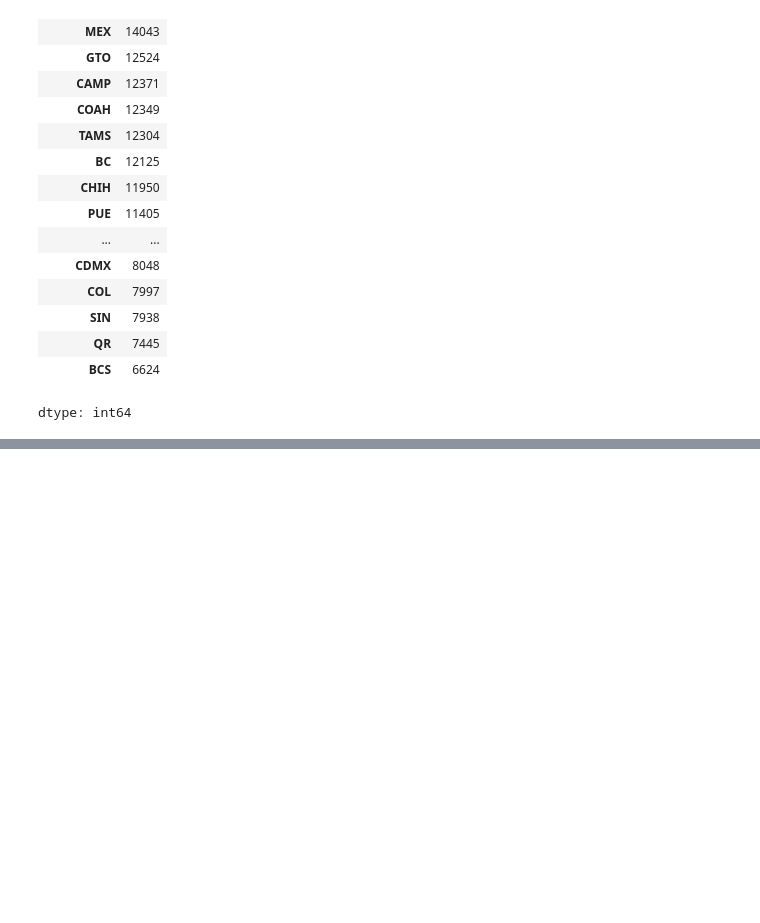
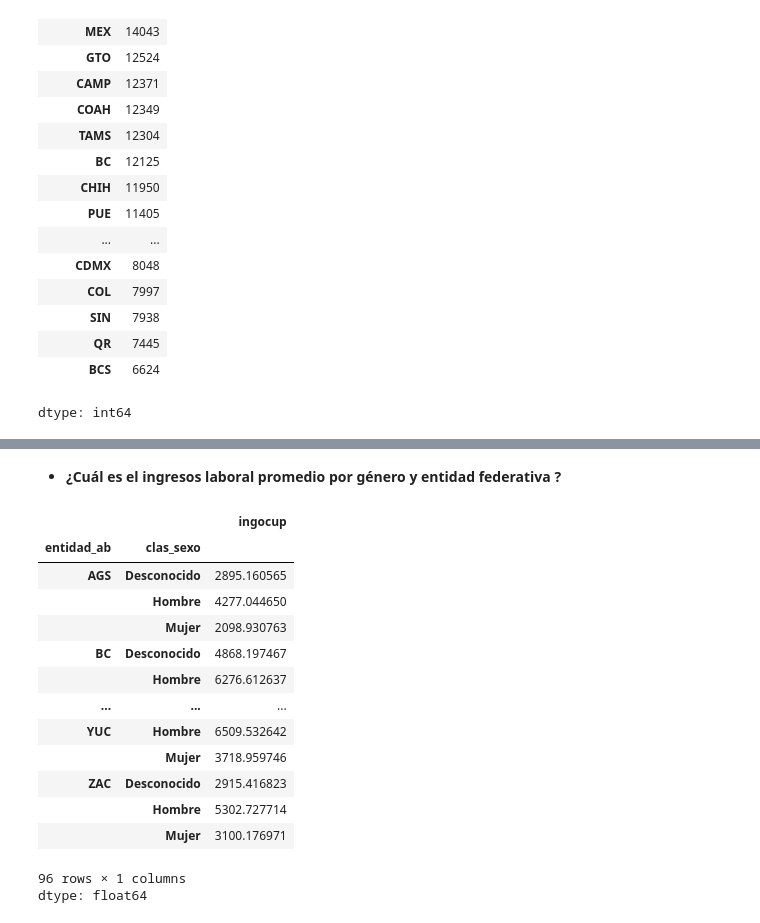
Before and after one commit to DiegoSReco/intro_python_para_economistas, a Jupyter notebook: script_python_5_Analisis_Datos_Pandas_2.ipynb, the cells around one changed output, grey strips where cells are left out. Cells and saved outputs as stored; diff of their text form; code cells hidden in the pictures; blank space fills up the shorter version.

```diff
--- a/script_python_5_Analisis_Datos_Pandas_2.ipynb
+++ b/script_python_5_Analisis_Datos_Pandas_2.ipynb
@@ -1676,0 +1758,20 @@ dtype: int64
+# %% [markdown]
+- **¿Cuál es el ingresos laboral promedio por género y entidad federativa ?**
+# %%
+df_enoe_2024t3_f.groupby(["entidad_ab", "clas_sexo"])["ingocup"].mean()
+# %% [output]
+|  |  | ingocup |
+| entidad_ab | clas_sexo |  |
+| AGS | Desconocido | 2895.160565 |
+|  | Hombre | 4277.044650 |
+|  | Mujer | 2098.930763 |
+| BC | Desconocido | 4868.197467 |
+|  | Hombre | 6276.612637 |
+| ... | ... | ... |
+| YUC | Hombre | 6509.532642 |
+|  | Mujer | 3718.959746 |
+| ZAC | Desconocido | 2915.416823 |
+|  | Hombre | 5302.727714 |
+|  | Mujer | 3100.176971 |
+96 rows × 1 columns
+dtype: float64
```
Also changed, not shown: parts of 7 cells of this notebook.
